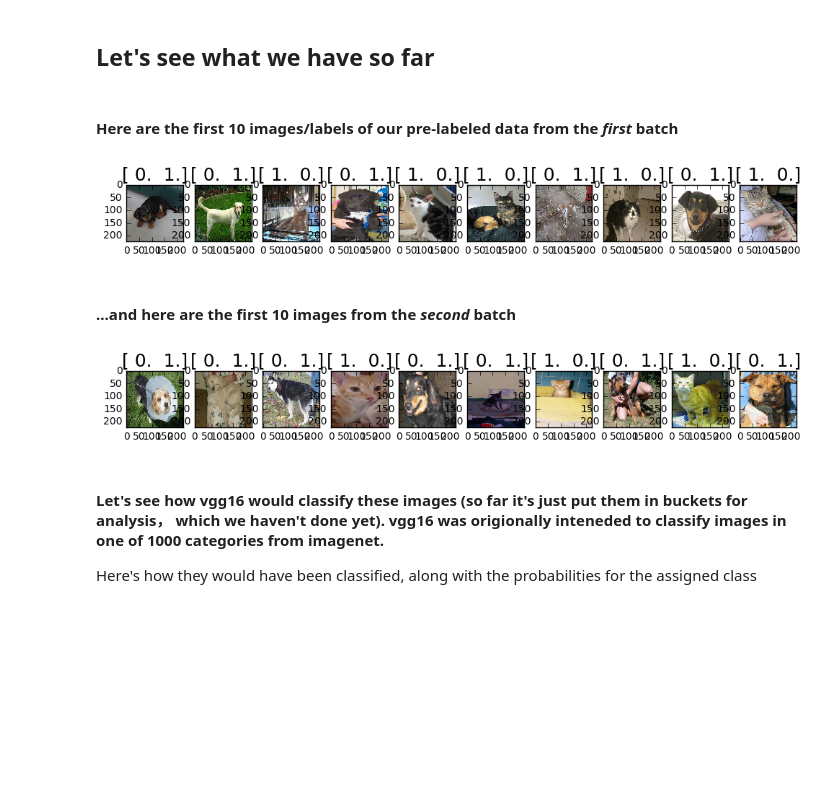
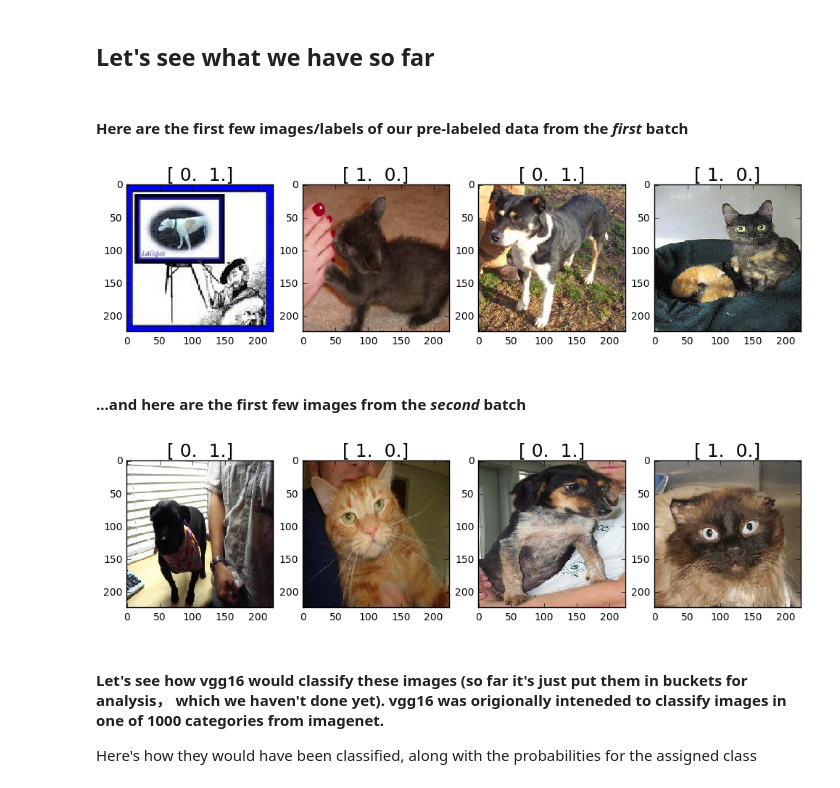
Before and after one commit to nathanielhobbs/dogs_or_cats, a Jupyter notebook: nathan_dogs_cats_redux.ipynb, the cells around one changed output. Saved outputs shown, nothing was run; the diff lists cells and outputs as text; code cells hidden in the pictures; blank space fills up the shorter version.

```diff
--- a/nathan_dogs_cats_redux.ipynb
+++ b/nathan_dogs_cats_redux.ipynb
@@ -285,7 +285,7 @@ vgg = Vgg16()
 # set constants:
 # batch size usu. recommended to be no larger than 64, can adjust
 # to be smaller if running out of memory
-batch_size = 64
+batch_size = 4
 # Increasing no_of_epochs should improve accuracy
-no_of_epochs = 10
+no_of_epochs = 4
 # %%
@@ -302,21 +303,21 @@ Found 50 images belonging to 2 classes.
 # %%
 from matplotlib import pyplot as plt
 # %% [markdown]
-#### Here are the first 10 images/labels of our pre-labeled data from the *first* batch
+#### Here are the first few images/labels of our pre-labeled data from the *first* batch
 # %%
 imgs,labels = next(batches)
 # %%
-utils.plots(imgs[:10],titles=labels[:10])
+utils.plots(imgs[:8],titles=labels[:8])
 # %% [output]
-[figure, old version]
+[figure, new version]
 # %% [markdown]
-#### ...and here are the first 10 images from the *second* batch
+#### ...and here are the first few images from the *second* batch
 # %%
 imgs,labels = next(batches)
 # %%
-utils.plots(imgs[:10],titles=labels[:10])
+utils.plots(imgs[:8],titles=labels[:8])
 # %% [output]
-[figure, old version]
+[figure, new version]
 # %% [markdown]
 #### Let's see how vgg16 would classify these images (so far it's just put them in buckets for analysis， which we haven't done yet).  vgg16 was origionally inteneded to classify images in one of 1000 categories from imagenet.
 
```
Also changed, not shown: parts of 24 cells of this notebook, 1 other file.
